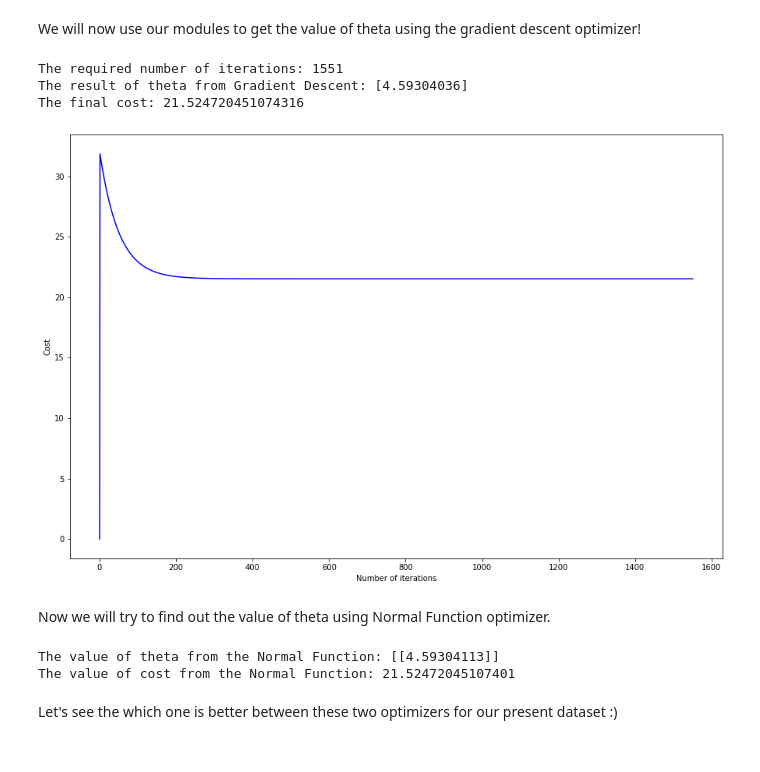
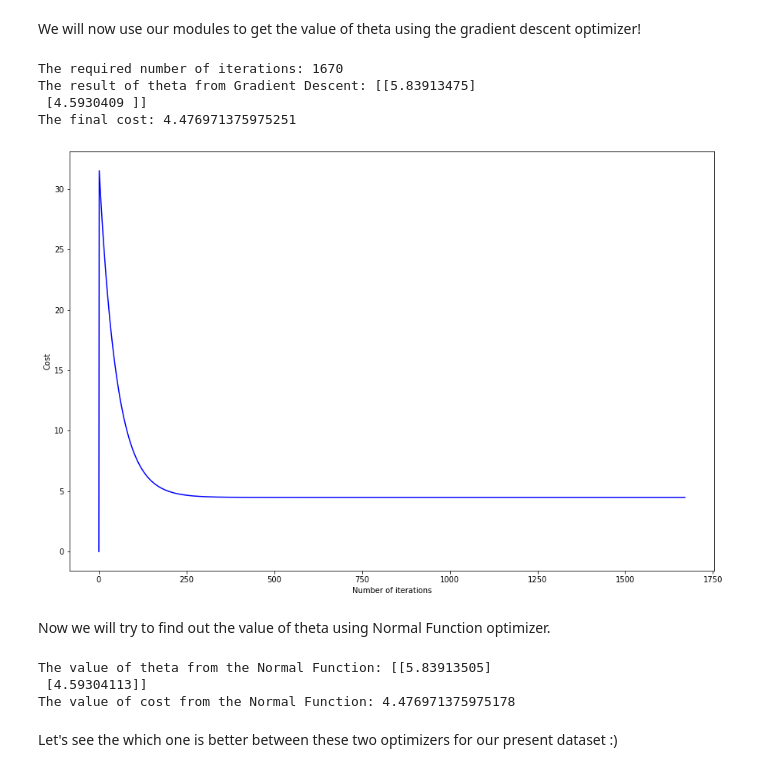
Before and after one commit to AR-Ashraf/AR_ML_Lib, a Jupyter notebook: ar_ml_lib.ipynb, the cells around one changed output. Cells and saved outputs as stored; diff of their text form; code cells hidden in the pictures.

Commit message:
Updated dataset and added the prediction plot

```diff
--- a/ar_ml_lib.ipynb
+++ b/ar_ml_lib.ipynb
@@ -32,7 +32,7 @@ class linearRegression:
     def gradientDescent(self, data, labels, theta, learning_rate = 0.01, num_iters = 300): #This function will help us to find out the perfect value of theta for which the cost will be minimum.
         data = np.array(data)
         labels = np.array(labels)
-        theta = np.array(theta).reshape(1,1)
+        #theta = np.array(theta).reshape(1,1)
 
         training_samples = len(labels)
         cost_history = [0]
@@ -92,19 +92,21 @@ We will now use our modules to get the value of theta using the gradient descent
 # %%
 learning_rate = 0.01
 iterations = 5000
-theta = np.zeros(1)
+theta = np.array([[0],[0]])
 
 ar_linearRegression = linearRegression() #Initiated our class
 X = ar_linearRegression.featureScaling(X) #We will scale our data
-theta, theta_history, cost_hostory = ar_linearRegression.gradientDescent(X, y, theta, learning_rate, iterations) #Used gdradient descent optimizer to get the value of theta to get the minimum value of cost.
-print("The result of theta from Gradient Descent: {}".format(theta[0]))
+X_b = np.c_[np.ones((X.size, 1)), X] #We will concatanate 1 extra column of 1s with X
+theta, theta_history, cost_hostory = ar_linearRegression.gradientDescent(X_b, y, theta, learning_rate, iterations) #Used gdradient descent optimizer to get the value of theta to get the minimum value of cost.
+print("The result of theta from Gradient Descent: {}".format(theta))
 print("The final cost: {}".format(cost_hostory[-1]))
 ar_linearRegression.simple_plot(cost_hostory,'Number of iterations','Cost')
 # %% [output]
-The required number of iterations: 1551
-The result of theta from Gradient Descent: [4.59304036]
-The final cost: 21.524720451074316
+The required number of iterations: 1670
+The result of theta from Gradient Descent: [[5.83913475]
+ [4.5930409 ]]
+The final cost: 4.476971375975251
-[figure, old version]
+[figure, new version]
 # %% [markdown]
 Now we will try to find out the value of theta using Normal Function optimizer.
 # %%
@@ -113,14 +115,16 @@ X = df[["X"]].to_numpy()
 y = df[['y']].to_numpy()
 
 X = ar_linearRegression.featureScaling(X)
-theta_normal = ar_linearRegression.Normalization(X, y)
-cost_normal = ar_linearRegression.computeCost(X,y,theta_normal)
+X_b = np.c_[np.ones((X.size, 1)), X]
+theta_normal = ar_linearRegression.Normalization(X_b, y)
+cost_normal = ar_linearRegression.computeCost(X_b,y,theta_normal)
 
 print("The value of theta from the Normal Function: {}".format(theta_normal))
 print("The value of cost from the Normal Function: {}".format(cost_normal))
 # %% [output]
-The value of theta from the Normal Function: [[4.59304113]]
-The value of cost from the Normal Function: 21.52472045107401
+The value of theta from the Normal Function: [[5.83913505]
+ [4.59304113]]
+The value of cost from the Normal Function: 4.476971375975178
 # %% [markdown]
 Let's see the which one is better between these two optimizers for our present dataset :)
 # %%
```
Also changed, not shown: parts of 2 cells of this notebook.
